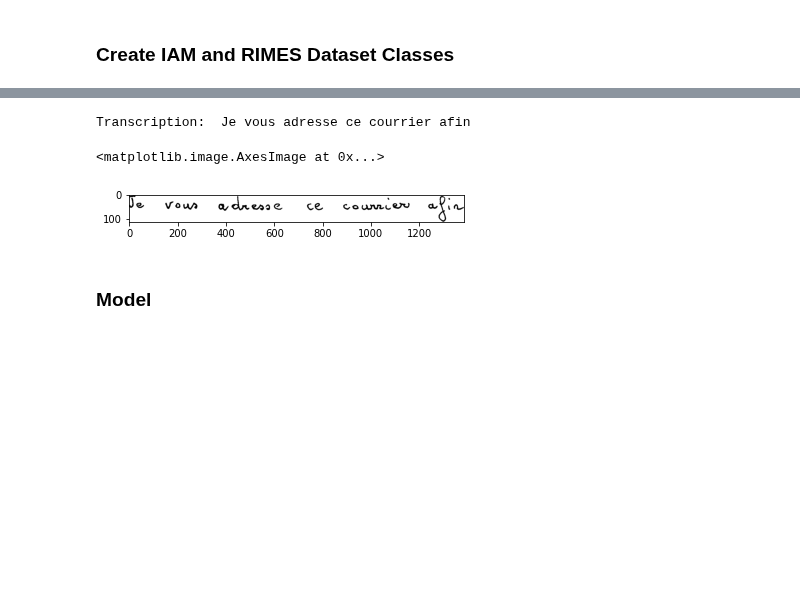
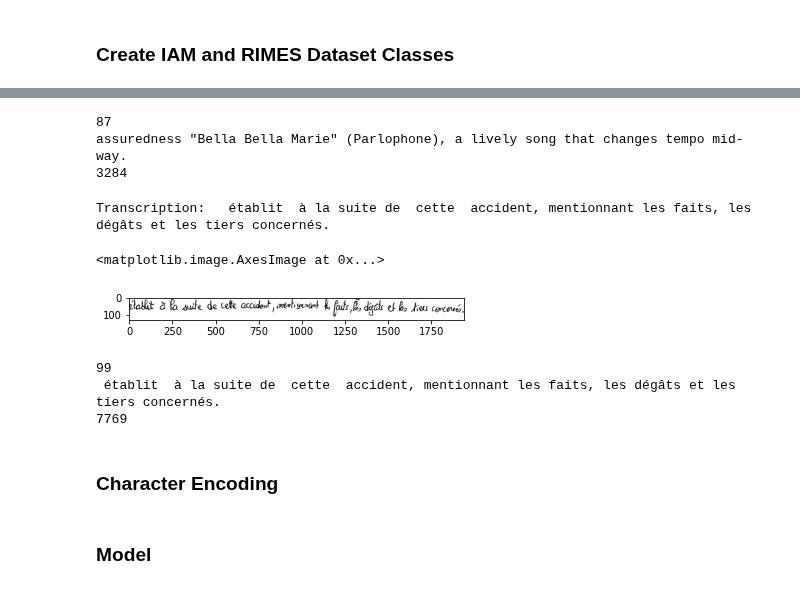
Before and after one commit to ericburdett/cs601r-dl, a Jupyter notebook: tl.ipynb, the cells around one changed output, grey strips where cells are left out. Saved outputs shown, nothing was run; the diff lists cells and outputs as text; code cells hidden in the pictures; blank space fills up the shorter version.

```diff
--- a/tl.ipynb
+++ b/tl.ipynb
@@ -80,5 +86,5 @@ class IamDataset(Dataset):
 # %%
-index = 10000
+index = 3284
 dataset = IamDataset()
 
 print('Transcription: ', dataset[index][1], '\n')
@@ -90,9 +96,27 @@ Transcription:  the tiller hard over and at the
+# %%
+longest = 0
+longest_str = ''
+longest_idx = 0
+
+for i in range(len(dataset)):
+  if len(dataset[i][1]) > longest:
+    longest = len(dataset[i][1])
+    longest_str = dataset[i][1]
+    longest_idx = i
+
+print(longest)
+print(longest_str)
+print(longest_idx)
+# %% [output]
+87
+assuredness "Bella Bella Marie" (Parlophone), a lively song that changes tempo mid-way.
+3284
 # %%
 class RimesDataset(Dataset):
   def __init__(self, desired_size=(256,32)):
     self.desired_size = desired_size
     self.img_path = '/content/rimes/images/'
-    self.df = pd.read_csv('/content/rimes/labels.csv', header=None, sep='\t', names=['img', 'transcription'])
+    self.df = pd.read_csv('/content/rimes/labels.csv', header=None, sep='\t', names=['img', 'transcription'], quoting=csv.QUOTE_NONE)
 
   def get_df(self):
     return self.df
@@ -108,14 +132,37 @@ class RimesDataset(Dataset):
     path = 'rimes/images/' + self.df['img'][index]
     img = self.tensor_image(path)
 
-    return img, self.df['transcription'][index]
+    return img, str(self.df['transcription'][index])
+
+  def __len__(self):
+    return len(self.df)
 # %%
-index = 0
+index = 7769
 dataset = RimesDataset()
 
 print('Transcription: ', dataset[index][1], '\n')
 plt.imshow(dataset[index][0].squeeze(), cmap='gray')
 # %% [output]
-Transcription:  Je vous adresse ce courrier afin
+Transcription:   établit  à la suite de  cette  accident, mentionnant les faits, les dégâts et les tiers concernés.
 <matplotlib.image.AxesImage at 0x...>
-[figure, old version]
+[figure, new version]
+# %%
+longest = 0
+longest_str = ''
+longest_idx = 0
+
+for i in range(len(dataset)):
+  if len(dataset[i][1]) > longest:
+    longest = len(dataset[i][1])
+    longest_str = dataset[i][1]
+    longest_idx = i
+
+print(longest)
+print(longest_str)
+print(longest_idx)
+# %% [output]
+99
+ établit  à la suite de  cette  accident, mentionnant les faits, les dégâts et les tiers concernés.
+7769
+# %% [markdown]
+### Character Encoding
```
Also changed, not shown: parts of 10 cells of this notebook.
